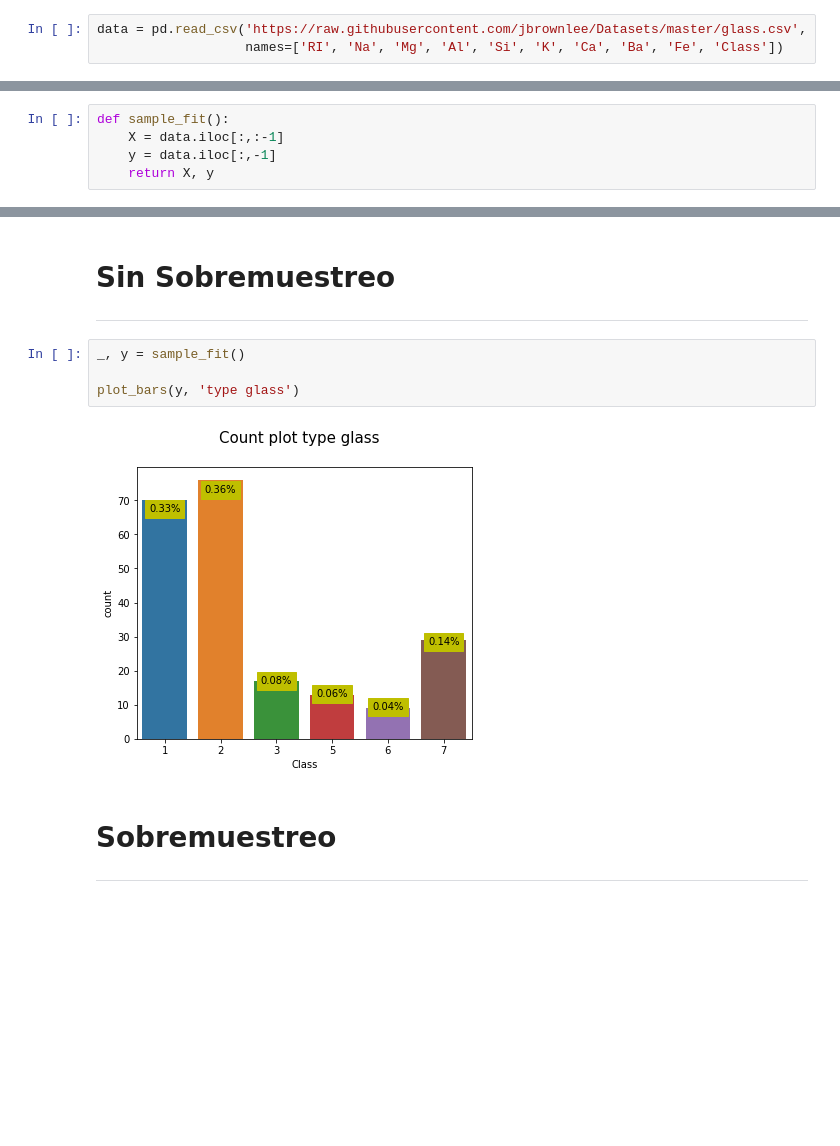
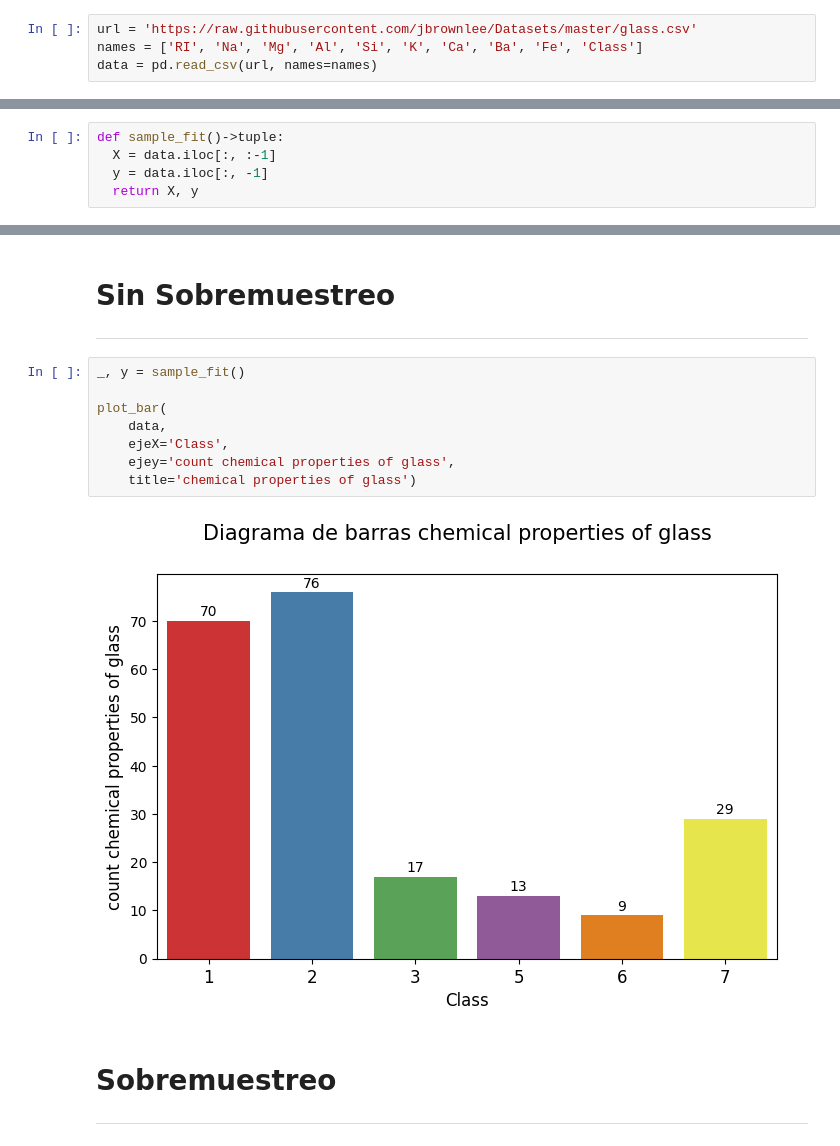
Before and after one commit to Kaiziferr/machine_learning, a Jupyter notebook: DT/01_workshop_oversampling.ipynb, the cells around one changed output, grey strips where cells are left out. Drawn from its saved outputs; the diff is of its cells as text; blank space fills up the shorter version.

```diff
--- a/DT/01_workshop_oversampling.ipynb
+++ b/DT/01_workshop_oversampling.ipynb
@@ -47,8 +48,9 @@ El conjunto de datos describe las propiedades químicas del vidrio e implica la
 # **Data**
 ---
 # %%
-data = pd.read_csv('https://raw.githubusercontent.com/jbrownlee/Datasets/master/glass.csv',
-                   names=['RI', 'Na', 'Mg', 'Al', 'Si', 'K', 'Ca', 'Ba', 'Fe', 'Class'])
+url = 'https://raw.githubusercontent.com/jbrownlee/Datasets/master/glass.csv'
+names = ['RI', 'Na', 'Mg', 'Al', 'Si', 'K', 'Ca', 'Ba', 'Fe', 'Class']
+data = pd.read_csv(url, names=names)
 # %%
 data.head()
 # %% [output]
@@ -59,7 +61,7 @@ data.head()
 | 3 | 1.51766 | 13.21 | 3.69 | 1.29 | 72.61 | 0.57 | 8.22 | 0.0 | 0.0 | 1 |
 | 4 | 1.51742 | 13.27 | 3.62 | 1.24 | 73.08 | 0.55 | 8.07 | 0.0 | 0.0 | 1 |
 # %%
-def sample_fit():
-    X = data.iloc[:,:-1]
-    y = data.iloc[:,-1]
-    return X, y
+def sample_fit()->tuple:
+  X = data.iloc[:, :-1]
+  y = data.iloc[:, -1]
+  return X, y
@@ -78,12 +107,16 @@ def plot_bars(data, title: str= 'feature', x_size:int=6, y_size:int=5,
 # %% [markdown]
 # **Sin Sobremuestreo**
 ---
-# %%
-_, y = sample_fit()
-
-plot_bars(y, 'type glass')
-# %% [output]
-[figure, removed]
+# %%
+_, y = sample_fit()
+
+plot_bar(
+    data,
+    ejeX='Class',
+    ejey='count chemical properties of glass',
+    title='chemical properties of glass')
+# %% [output]
+[figure, added]
 # %% [markdown]
 # **Sobremuestreo**
 ---
```
Also changed, not shown: parts of 10 cells of this notebook.
